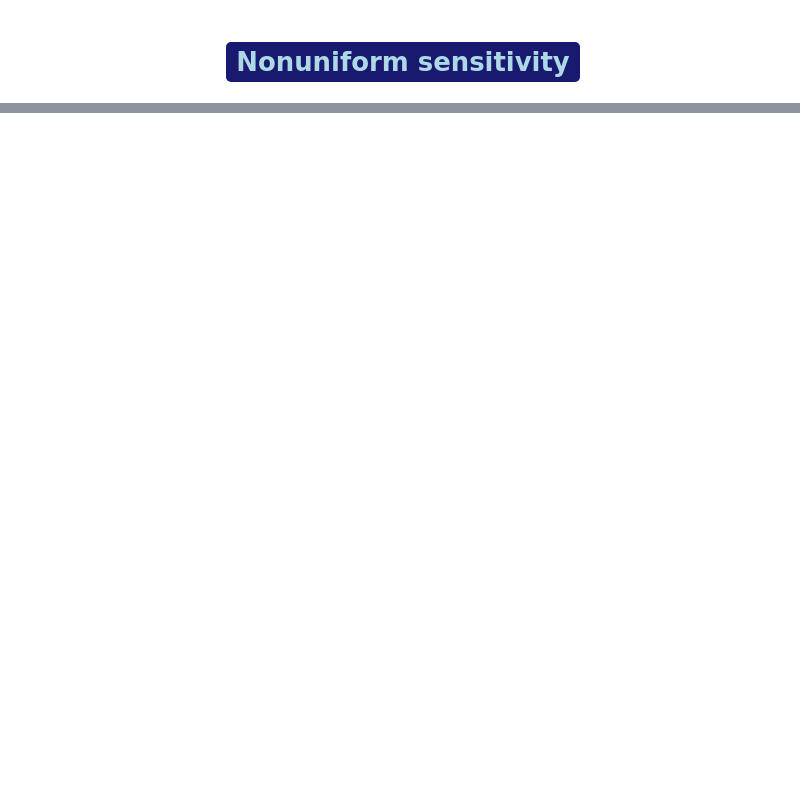
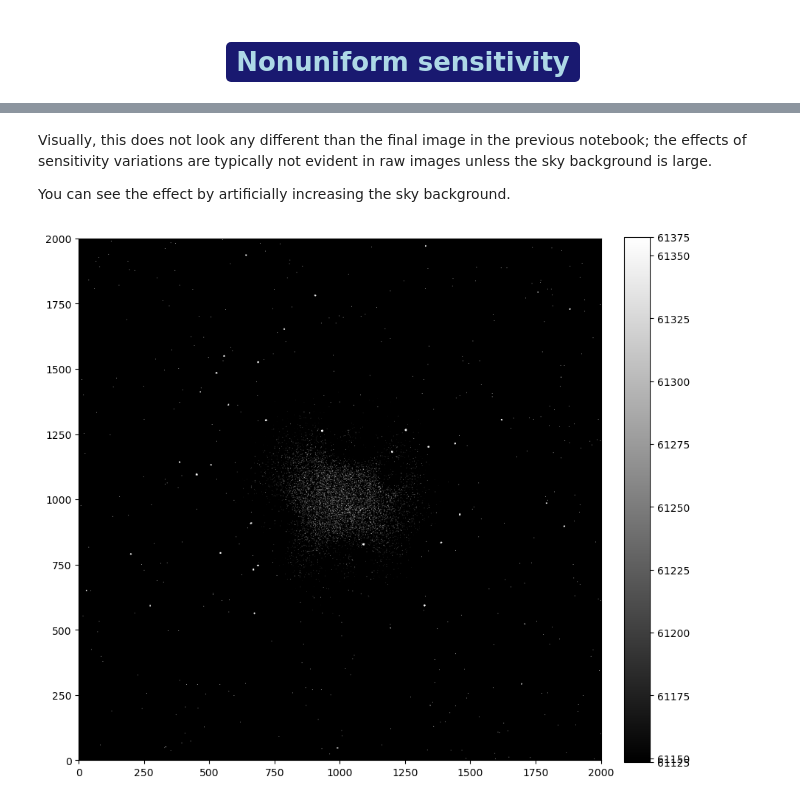
Before and after one commit to nyny2903/astropy-coisas, a Jupyter notebook: Astropy_tutorials/astropy01.3.ipynb, the cells around one changed output, grey strips where cells are left out. Drawn from its saved outputs; the diff is of its cells as text; code cells hidden in the pictures; blank space fills up the shorter version.

```diff
--- a/Astropy_tutorials/astropy01.3.ipynb
+++ b/Astropy_tutorials/astropy01.3.ipynb
@@ -44,0 +67,12 @@ https://github.com/astropy/ccd-reduction-and-photometry-guide<BR>https://github.
+# %% [markdown]
+Visually, this does not look any different than the final image in the previous notebook; the effects of sensitivity variations are typically not evident in raw images unless the sky background is large.
+
+You can see the effect by artificially increasing the sky background.
+# %%
+#forçar o céu a ficar mais brilhante, pro efeito do flat ficar mais visível
+# céu 3000 + brilhante = 60000 counts
+
+final_image2 = bias_only + noise_only + dark_only + flat * (isim.sky_background(image, 3000 * sky_counts, gain=gain) + stars_only)
+show_image(final_image2, cmap='gray', percu = 99.9)
+# %% [output]
+[figure, added]
```
Also changed, not shown: parts of 8 cells of this notebook.
